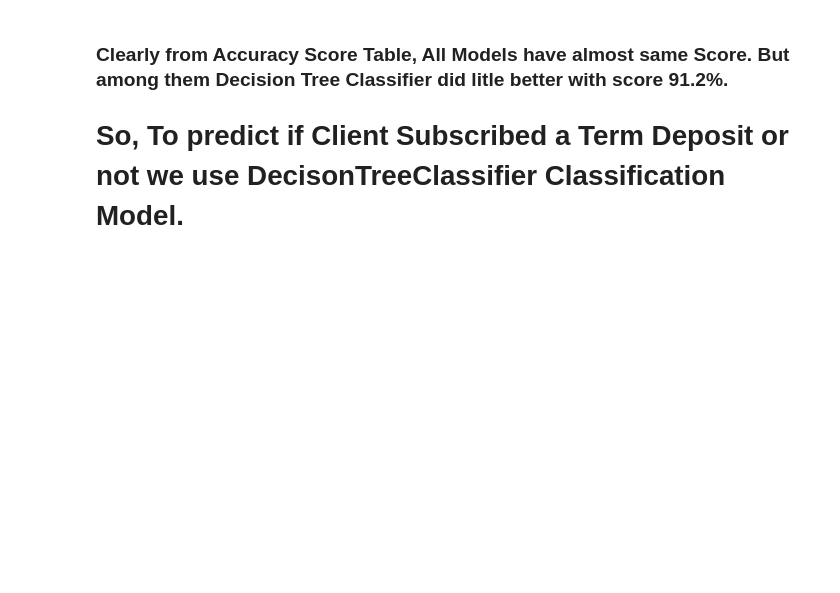
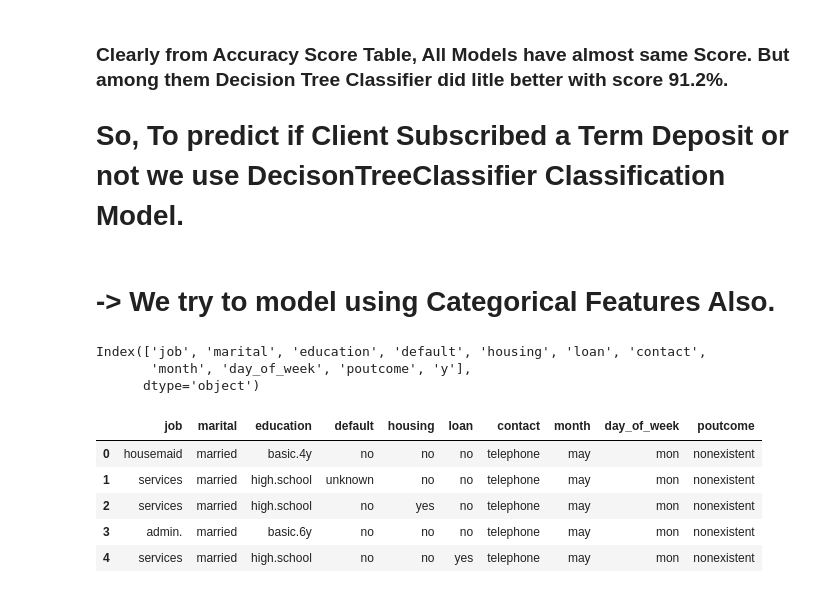
Before and after one commit to SSehrawat1720/ML-Projects, a Jupyter notebook: Predicting Client's choice to Subscribed a Term Deposit or not based on multiple feature by Different Classification Models.ipynb, the cells around one changed output. Cells and saved outputs as stored; diff of their text form; code cells hidden in the pictures; blank space fills up the shorter version.

```diff
--- a/Predicting Client's choice to Subscribed a Term Deposit or not based on multiple feature by Different Classification Models.ipynb
+++ b/Predicting Client's choice to Subscribed a Term Deposit or not based on multiple feature by Different Classification Models.ipynb
@@ -788,3 +790,23 @@ Scores
 # %% [markdown]
 ### Clearly from Accuracy Score Table, All Models have almost same Score. But among them Decision Tree Classifier did litle better with score 91.2%.
 # So, To predict if Client Subscribed a Term Deposit or not we use DecisonTreeClassifier Classification Model.
+# %% [markdown]
+# -> We try to model using Categorical Features Also.
+# %%
+cat_features = original_data.select_dtypes(include=['object'])
+# %%
+cat_features.columns
+# %% [output]
+Index(['job', 'marital', 'education', 'default', 'housing', 'loan', 'contact',
+       'month', 'day_of_week', 'poutcome', 'y'],
+      dtype='object')
+# %%
+cat_features=cat_features.loc[:,cat_features.columns!='y']
+cat_features.head()
+# %% [output]
+|  | job | marital | education | default | housing | loan | contact | month | day_of_week | poutcome |
+| 0 | housemaid | married | basic.4y | no | no | no | telephone | may | mon | nonexistent |
+| 1 | services | married | high.school | unknown | no | no | telephone | may | mon | nonexistent |
+| 2 | services | married | high.school | no | yes | no | telephone | may | mon | nonexistent |
+| 3 | admin. | married | basic.6y | no | no | no | telephone | may | mon | nonexistent |
+| 4 | services | married | high.school | no | no | yes | telephone | may | mon | nonexistent |
```
Also changed, not shown: parts of 11 cells of this notebook.
